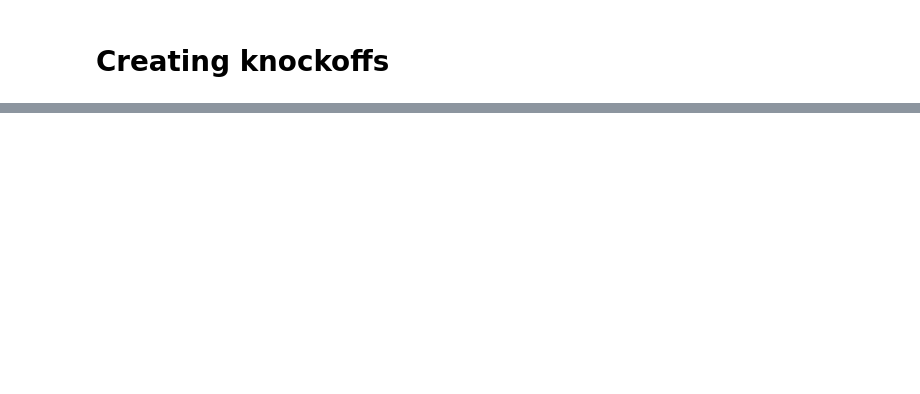
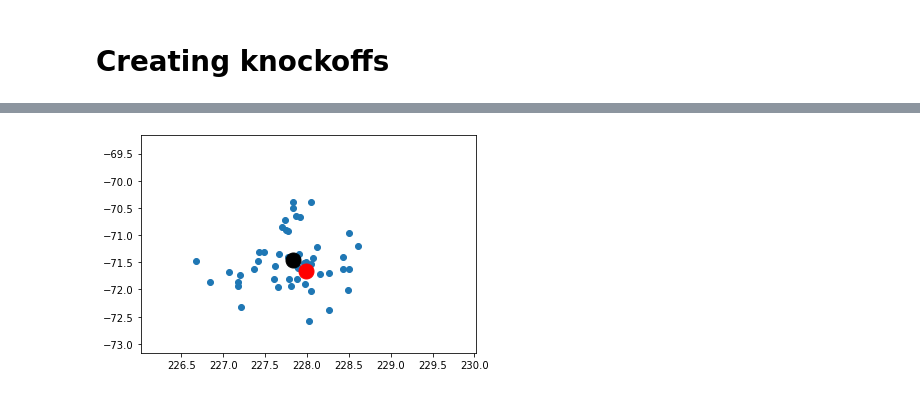
Before and after one commit to nitrozyna/FDR-Metabolomics, a Jupyter notebook: src/create_knockoffs.ipynb, the cells around one changed output, grey strips where cells are left out. Saved outputs shown, nothing was run; the diff lists cells and outputs as text; code cells hidden in the pictures; blank space fills up the shorter version.

Commit message:
Introduced knockoffs to spectra

```diff
--- a/src/create_knockoffs.ipynb
+++ b/src/create_knockoffs.ipynb
@@ -110,2 +115,101 @@ print([np.round(x, 4) for x in embeddings_spec2vec_lib[0,:]])
 # %% [markdown]
 # Creating knockoffs
+# %%
+import numpy as np
+from scipy.interpolate import griddata
+import matplotlib.pyplot as plt
+import numpy.ma as ma
+from numpy.random import uniform, seed
+from matplotlib import cm
+def gauss(x,y,Sigma,mu):
+    X=np.vstack((x,y)).T
+    mat_multi=np.dot((X-mu[None,...]).dot(np.linalg.inv(Sigma)),(X-mu[None,...]).T)
+    return  np.diag(np.exp(-1*(mat_multi)))
+
+def get_c(x,y,z):
+    # define grid.
+    xi = np.linspace(0,4,1000)
+    yi = np.linspace(-2.,3.,1000)
+    ## grid the data.
+    zi = griddata((x, y), z, (xi[None,:], yi[:,None]), method='cubic')
+    return xi,yi,zi
+
+
+def is_pos_def(x):
+    return np.all(np.linalg.eigvals(x) > 0)
+
+
+# seed(1234)
+
+# define the mean and covariance
+mu = np.array([embeddings_spec2vec_lib[0]]).T
+Sigma = np.asarray([[1.,.8],[0.8,1.]])
+npts = 1000
+# make some x and y and z for the contour
+x = uniform(mu[0]-2,mu[0]+2,npts)
+y = uniform(mu[1]-2,mu[1]+2,npts)
+z = gauss(x,y,Sigma=Sigma,mu=mu.flatten())
+xi, yi, zi = get_c(x,y,z)
+zi[np.isnan(zi)] = 0
+zi[zi<1e-3] = 0
+plt.figure()
+CS = plt.contour(xi,yi,zi,6,linewidths=0.5,colors='k')
+
+
+
+# generate a sample
+point = np.random.multivariate_normal(mu.flatten(),Sigma,1)
+plt.plot(point[0][0], point[0][1], 'ro', markersize=15)
+
+D = np.eye(2)*0.13
+
+joint_cov = np.hstack((Sigma, Sigma-D))
+joint_cov = np.vstack((joint_cov, np.hstack((Sigma-D,Sigma))))
+
+print(is_pos_def(joint_cov))
+
+# generate N knock-offs
+kmu = np.dot(np.dot(D,np.linalg.inv(Sigma)),mu)
+A = np.eye(2) - np.dot(D,np.linalg.inv(Sigma))
+B = np.dot(A, point.T)
+kmu += B
+kSigma = 2*D - np.dot(np.dot(D,np.linalg.inv(Sigma)), D)
+kk = np.random.multivariate_normal(kmu.flatten(), kSigma, 50)
+plt.scatter(kk[:,0],kk[:,1])
+
+z = gauss(x,y, Sigma=kSigma, mu = kmu.flatten())
+xi, yi, zi = get_c(x, y, z)
+
+zi[np.isnan(zi)] = 0
+zi[zi<1e-3] = 0
+CS = plt.contour(xi, yi, zi, 6, linewidths=0.5, colors='r')
+
+# check some things
+joint_mu = np.vstack((mu,mu))
+
+# take a random knockoff
+n = np.random.randint(50)
+plt.plot(kk[n,0],kk[n,1],'ko', markersize=15)
+kkk = kk[n,:][:,None]
+stacked = np.vstack((point.T,kkk))
+
+from scipy.stats import multivariate_normal
+
+mvn = multivariate_normal(mean = joint_mu.flatten(), cov = joint_cov)
+print(mvn.pdf(stacked.flatten()))
+# swap to test that p is the same
+# swap first element of original with first of knock-off
+temp = stacked[0][0]
+stacked[0][0] = stacked[2][0]
+stacked[2][0] = temp
+print(mvn.pdf(stacked.flatten()))
+# swap second with second
+temp = stacked[1][0]
+stacked[1][0] = stacked[3][0]
+stacked[3][0] = temp
+print(mvn.pdf(stacked.flatten()))
+
+
+plt.xlim([mu[0]-2,mu[0]+2])
+plt.ylim([mu[1]-2,mu[1]+2])
+# %% [output]
@@ -112,3 +221,4 @@ print([np.round(x, 4) for x in embeddings_spec2vec_lib[0,:]])
+[figure, added]
 # %%
 import gensim
 from sklearn.mixture import GaussianMixture as GMM
```
Also changed, not shown: parts of 7 cells of this notebook, 1 other file.
